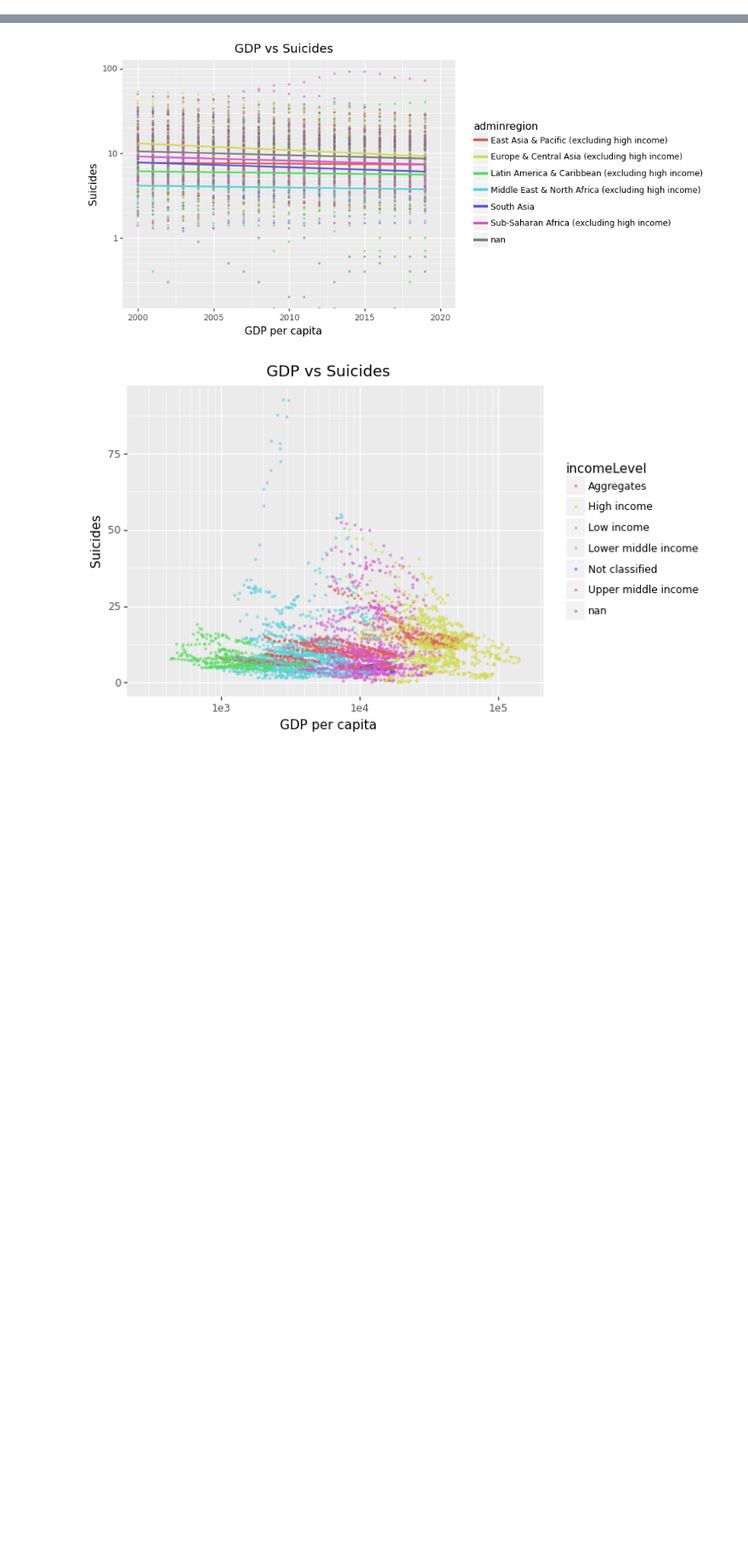
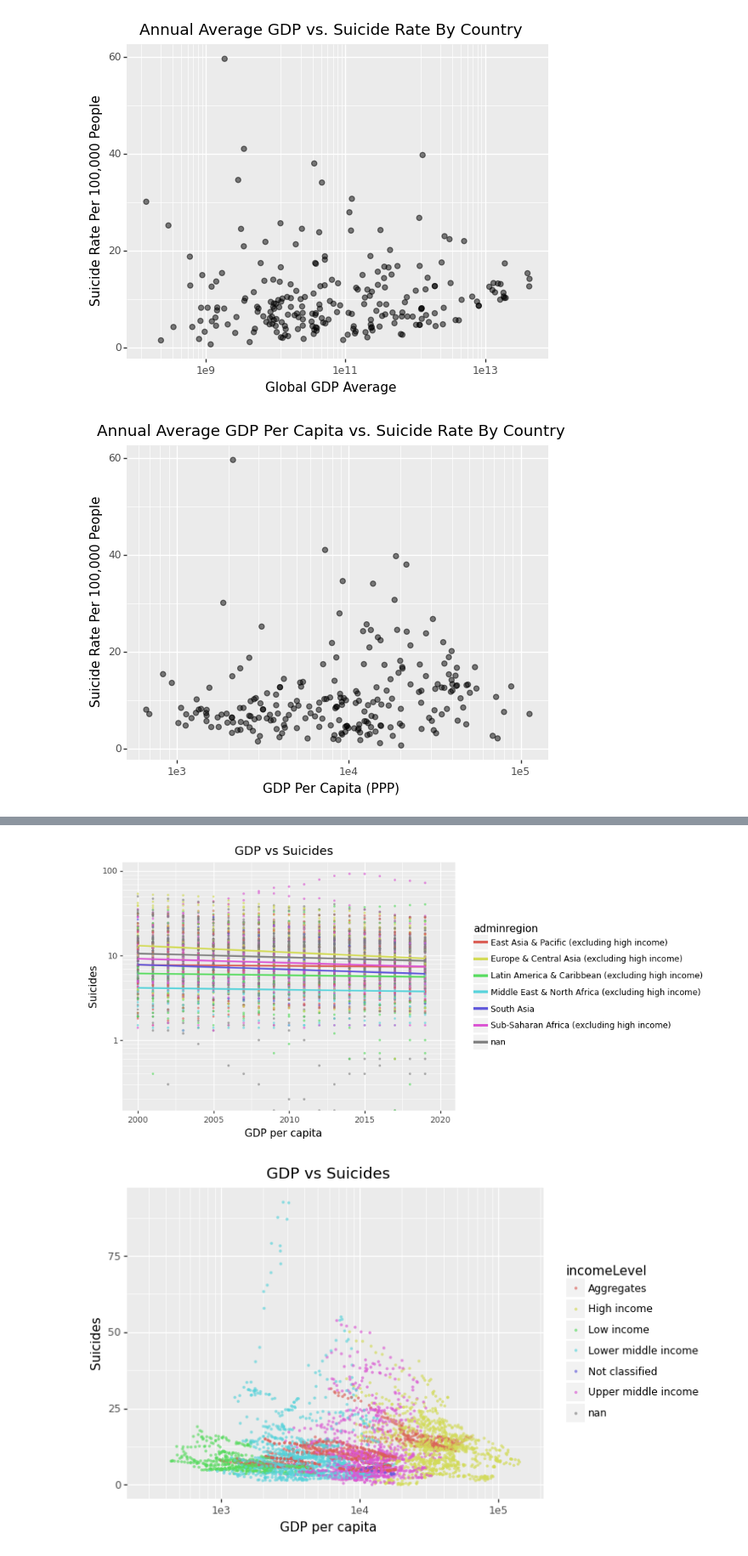
Before and after one commit to wadoodbutt/wadoodbutt.github.io, a Jupyter notebook: final_tutorial.ipynb, the cells around one changed output, grey strips where cells are left out. Shown at 85% size. Cells and saved outputs as stored; diff of their text form; code cells hidden in the pictures; blank space fills up the shorter version.

```diff
--- a/final_tutorial.ipynb
+++ b/final_tutorial.ipynb
@@ -97,0 +59,6 @@ display(means_across_time)
+# %%
+means_across_country = data.groupby(['country', 'incomeLevel'])[['suicides', 'gdp', 'gdp_pc']].mean().reset_index()
+means_across_time = data.groupby(['year', 'incomeLevel'])[['suicides', 'gdp', 'gdp_pc']].mean().reset_index()
+
+display(means_across_country)
+display(means_across_time)
@@ -97,0 +92,40 @@ display(means_across_time)
+# %%
+splot = ggplot(means_across_country, aes(x='gdp', y='suicides')) +\
+    geom_point(size=2, alpha=0.5) +\
+    labs(title='Annual Average GDP vs. Suicide Rate By Country',
+         x = 'Global GDP Average',
+         y = suicide_label) + scale_x_log10()
+
+print(splot)
+
+splot = ggplot(means_across_country, aes(x='gdp_pc', y='suicides')) +\
+    geom_point(size=2, alpha=0.5) +\
+    labs(title='Annual Average GDP Per Capita vs. Suicide Rate By Country',
+         x = gdp_pc_label,
+         y = suicide_label) + scale_x_log10()
+
+print(splot)
+
+splot = ggplot(means_across_time, aes(x='gdp', y='suicides', color='year')) +\
+    geom_point(size=2, alpha=0.5) +\
+    labs(title='Annual Average GDP vs. Suicide Rate By Year',
+         x = 'Global GDP Average',
+         y = suicide_label,
+         color = 'Year') + scale_x_log10()
+
+print(splot)
+
+splot = ggplot(means_across_time, aes(x='gdp_pc', y='suicides', color='year')) +\
+    geom_point(size=2, alpha=0.5) +\
+    labs(title='Global GDP Per Capita vs. Suicide Rate By Year',
+         x = gdp_pc_label,
+         y = suicide_label,
+         color = 'Year') + scale_x_log10()
+
+print(splot)
+
+# data.plot(x='gdp', y='suicides', kind='scatter')
+# data.plot(x='gdp_pc', y='suicides', kind='scatter')
+# %% [output]
+[figure, added]
+[figure, added]
```
Also changed, not shown: parts of 8 cells of this notebook.
